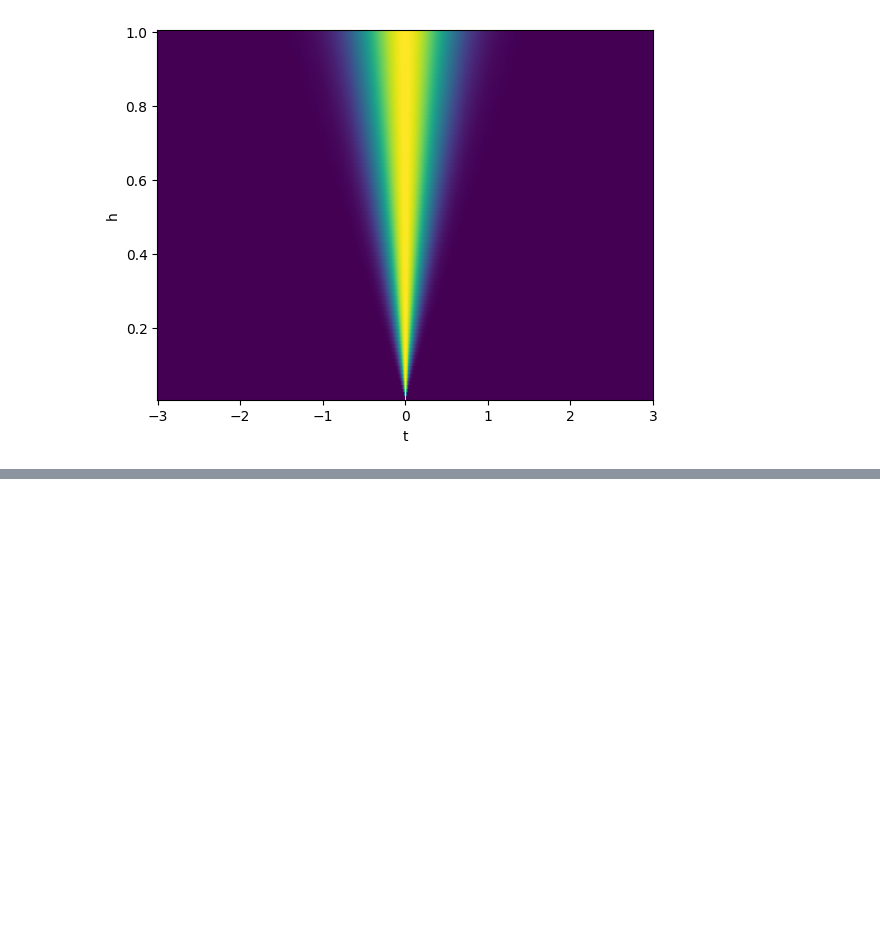
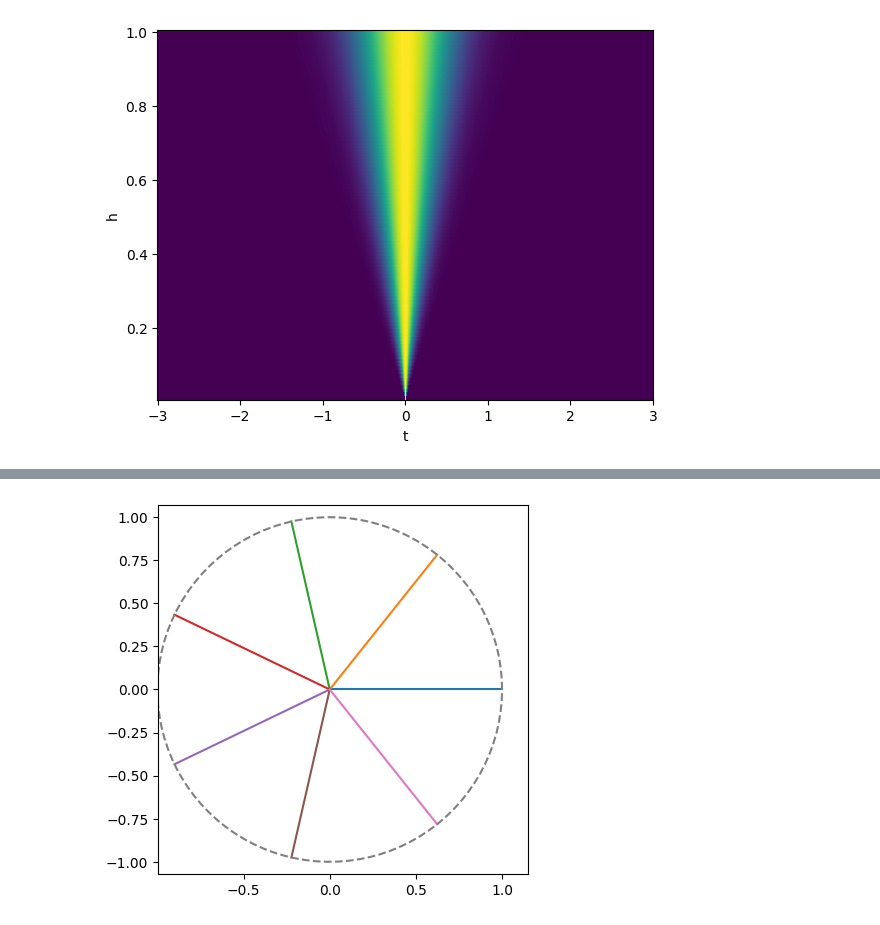
Before and after one commit to yaowenqiang/master_math_by_coding_in_python, a Jupyter notebook: differences.ipynb, the cells around one changed output, grey strips where cells are left out. Drawn from its saved outputs; the diff is of its cells as text; code cells hidden in the pictures; blank space fills up the shorter version.

```diff
--- a/differences.ipynb
+++ b/differences.ipynb
@@ -297,0 +300,5 @@ plt.show()
+# %%
+n = 4
+for k in range(0,n):
+    z = sym.exp(2*sym.pi*sym.I*k/n)
+    display(Math('(%s)^{%s} \\Rightarrow %s'%(sym.latex(z),n,sym.latex(z**n))))
@@ -297,0 +310,11 @@ plt.show()
+# %%
+n = 7
+for k in range(0,n):
+    z = np.exp(2*np.pi*1j*k/n)
+    plt.plot([0, np.real(z)],[0,np.imag(z)])
+plt.axis('square')
+x = np.linspace(0,2*np.pi,100)
+plt.plot(np.cos(x), np.sin(x), '--',color='gray')
+plt.show()
+# %% [output]
+[figure, added]
```
Also changed, not shown: parts of 7 cells of this notebook, 1 other file.
